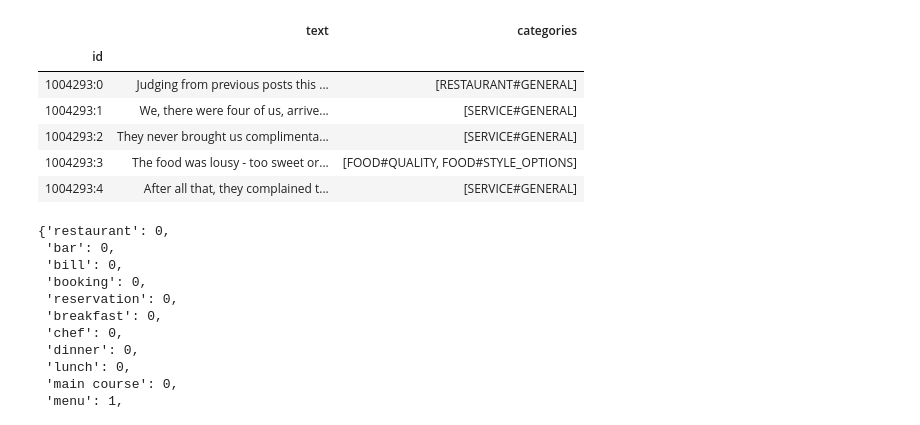
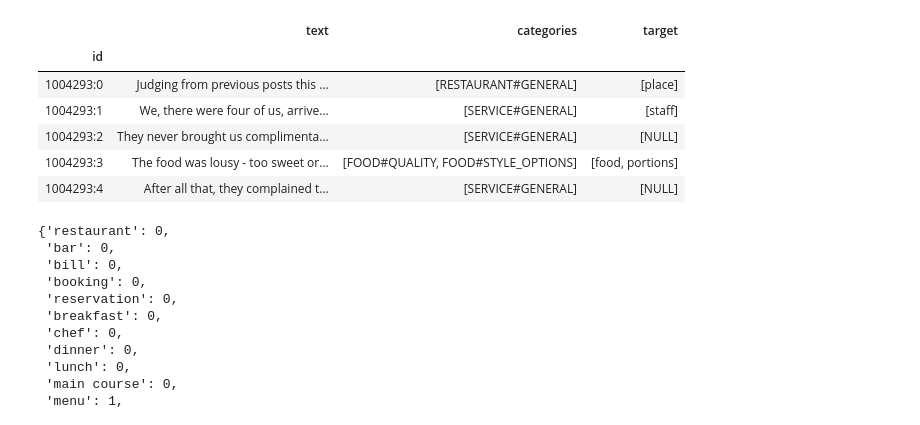
Before and after one commit to prashantimaktala/AIT_726, a Jupyter notebook: Project/notebooks/logistic_aspect_classification.ipynb, the cells around one changed output. Saved outputs shown, nothing was run; the diff lists cells and outputs as text; code cells hidden in the pictures.

```diff
--- a/Project/notebooks/logistic_aspect_classification.ipynb
+++ b/Project/notebooks/logistic_aspect_classification.ipynb
@@ -21,22 +21,23 @@ nlp = spacy.load('en')
 # %%
 train_ds_path = DATA_PATHS['asba.semeval16.raw.train']
 
 df_train = load_dataset(train_ds_path)
 
 df_train = pd.DataFrame({
     'text': df_train.groupby('id')['text'].first(),
     'categories': df_train.groupby('id')['category'].apply(list),
+    'target': df_train.groupby('id')['target'].apply(list),
 })
 
 df_train.head()
 # %% [output]
-|  | text | categories |
-| id |  |  |
-| 1004293:0 | Judging from previous posts this ... | [RESTAURANT#GENERAL] |
-| 1004293:1 | We, there were four of us, arrive... | [SERVICE#GENERAL] |
-| 1004293:2 | They never brought us complimenta... | [SERVICE#GENERAL] |
-| 1004293:3 | The food was lousy - too sweet or... | [FOOD#QUALITY, FOOD#STYLE_OPTIONS] |
-| 1004293:4 | After all that, they complained t... | [SERVICE#GENERAL] |
+|  | text | categories | target |
+| id |  |  |  |
+| 1004293:0 | Judging from previous posts this ... | [RESTAURANT#GENERAL] | [place] |
+| 1004293:1 | We, there were four of us, arrive... | [SERVICE#GENERAL] | [staff] |
+| 1004293:2 | They never brought us complimenta... | [SERVICE#GENERAL] | [NULL] |
+| 1004293:3 | The food was lousy - too sweet or... | [FOOD#QUALITY, FOOD#STYLE_OPTIONS] | [food, portions] |
+| 1004293:4 | After all that, they complained t... | [SERVICE#GENERAL] | [NULL] |
 # %%
 lookup = {}
 with open('../resources/vocabulary.txt', 'r', encoding='utf-8') as f:
```
Also changed, not shown: parts of 2 cells of this notebook, 2 other files.
